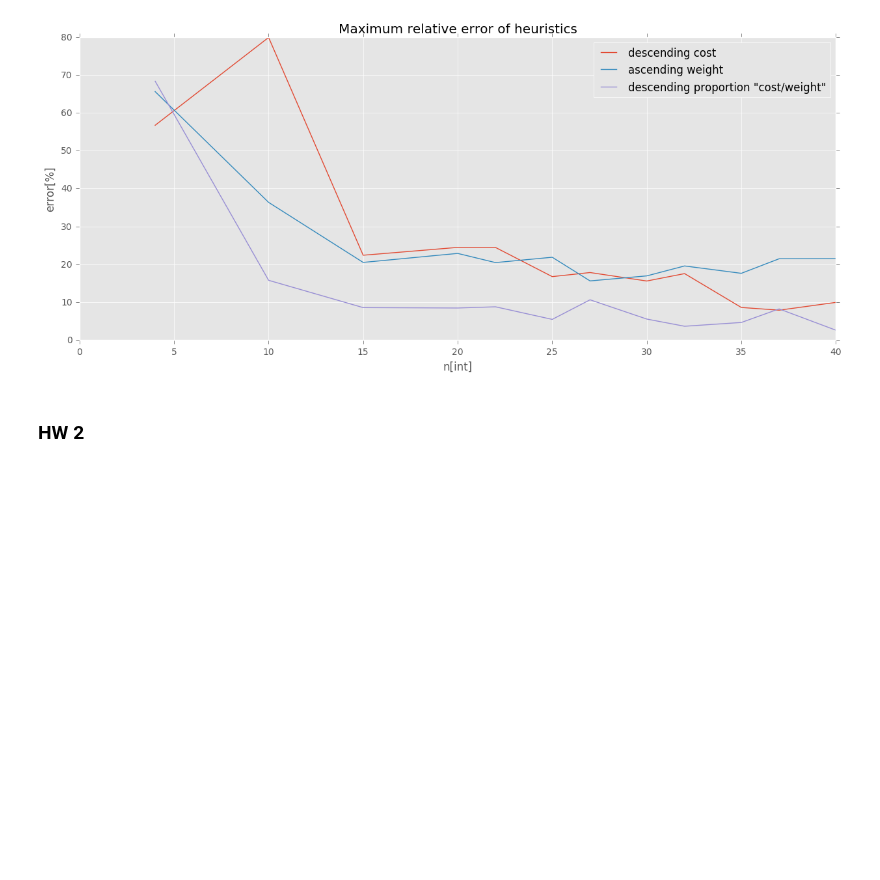
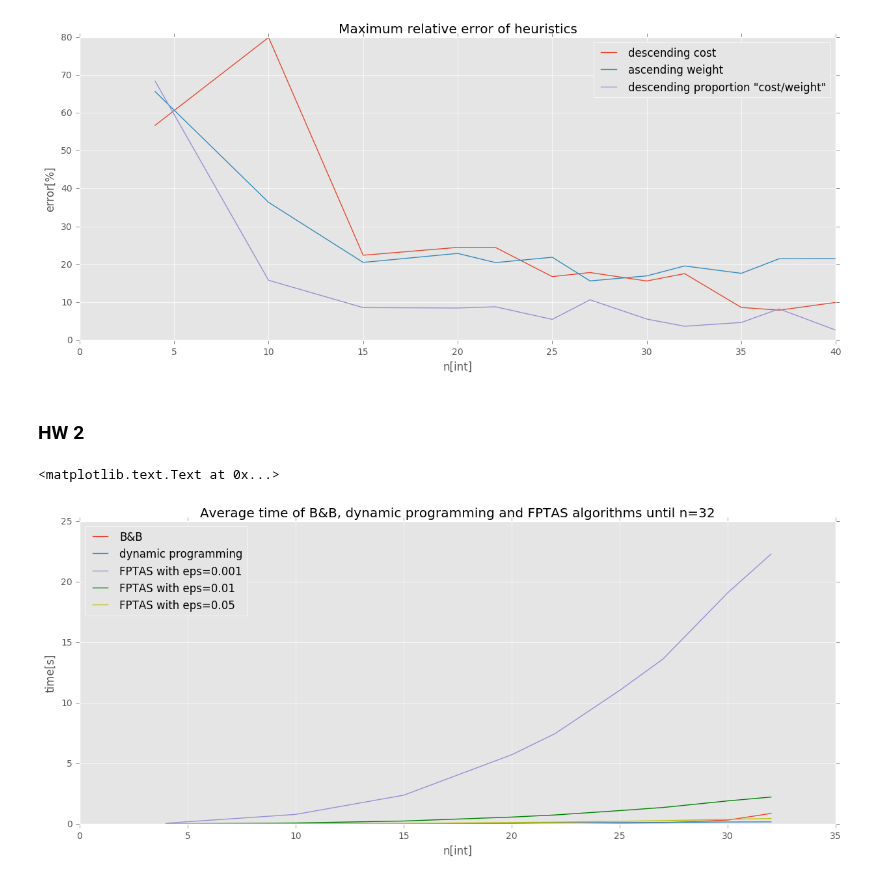
Before and after one commit to bobirdmi/MI-PAA, a Jupyter notebook: hw1-2.ipynb, the cells around one changed output. Drawn from its saved outputs; the diff is of its cells as text; code cells hidden in the pictures; blank space fills up the shorter version.

Commit message:
Added graphs
There are still rare errors in B&B and dynamic programming

```diff
--- a/hw1-2.ipynb
+++ b/hw1-2.ipynb
@@ -565,3 +535,33 @@ for n in n_list:
+# %%
+n_list_2 = [4,10,15,20,22,25,27,30,32]
+avg_bab_time = []
+avg_dynam_time = []
+avg_fptas_time_1 = []
+avg_fptas_time_2 = []
+avg_fptas_time_3 = []
+
+max_fptas_err_1 = []
+max_fptas_err_2 = []
+max_fptas_err_3 = []
+
+avg_fptas_err_1 = []
+avg_fptas_err_2 = []
+avg_fptas_err_3 = []
+
+for n in n_list_2:
+    avg_bab_time.append(dictn_mean2[n][0])
+    avg_dynam_time.append(dictn_mean2[n][1])
+    avg_fptas_time_1.append(dictn_mean2[n][2][0])
+    avg_fptas_time_2.append(dictn_mean2[n][2][1])
+    avg_fptas_time_3.append(dictn_mean2[n][2][2])
+
+    max_fptas_err_1.append(dictn_mean2[n][3]['max_fptas_err_1'])
+    max_fptas_err_2.append(dictn_mean2[n][3]['max_fptas_err_2'])
+    max_fptas_err_3.append(dictn_mean2[n][3]['max_fptas_err_3'])
+
+    avg_fptas_err_1.append(dictn_mean2[n][3]['avg_fptas_err_1'])
+    avg_fptas_err_2.append(dictn_mean2[n][3]['avg_fptas_err_2'])
+    avg_fptas_err_3.append(dictn_mean2[n][3]['avg_fptas_err_3'])
 # %% [markdown]
 ## <center>Plotting</center>
 # %% [markdown]
@@ -617,3 +617,16 @@ plt.title('Maximum relative error of heuristics')
 [figure]
 # %% [markdown]
 ### HW 2
+# %%
+plt.plot(n_list_2, avg_bab_time, label='B&B')
+plt.plot(n_list_2, avg_dynam_time, label='dynamic programming')
+plt.plot(n_list_2, avg_fptas_time_1, label='FPTAS with eps=0.001')
+plt.plot(n_list_2, avg_fptas_time_2, 'g', label='FPTAS with eps=0.01')
+plt.plot(n_list_2, avg_fptas_time_3, 'y', label='FPTAS with eps=0.05')
+plt.xlabel('n[int]')
+plt.ylabel('time[s]')
+plt.legend(loc='best')
+plt.title('Average time of B&B, dynamic programming and FPTAS algorithms until n=32')
+# %% [output]
+<matplotlib.text.Text at 0x...>
+[figure, added]
```
Also changed, not shown: parts of 8 cells of this notebook.
